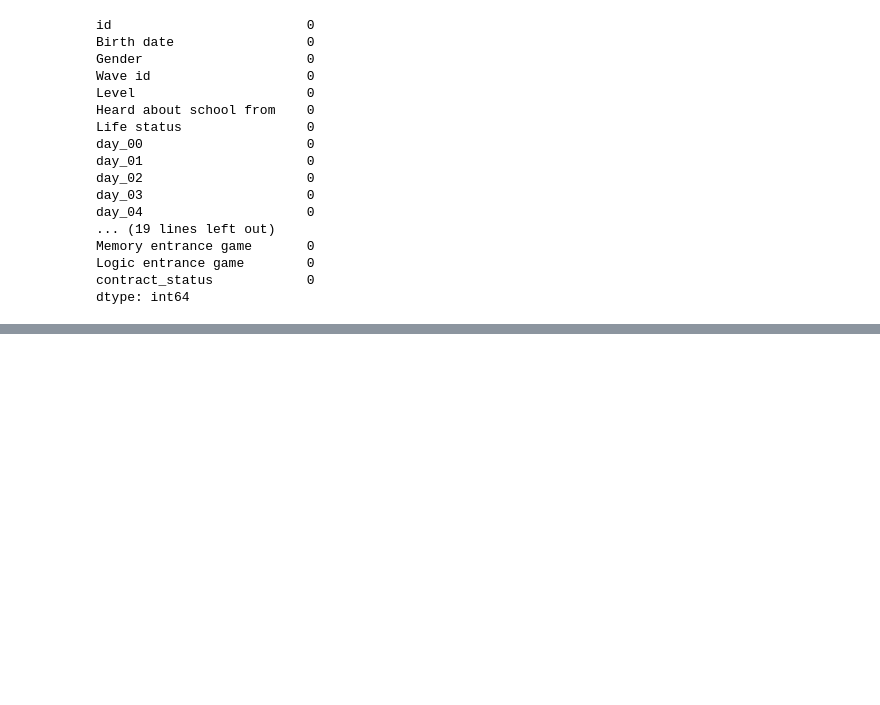
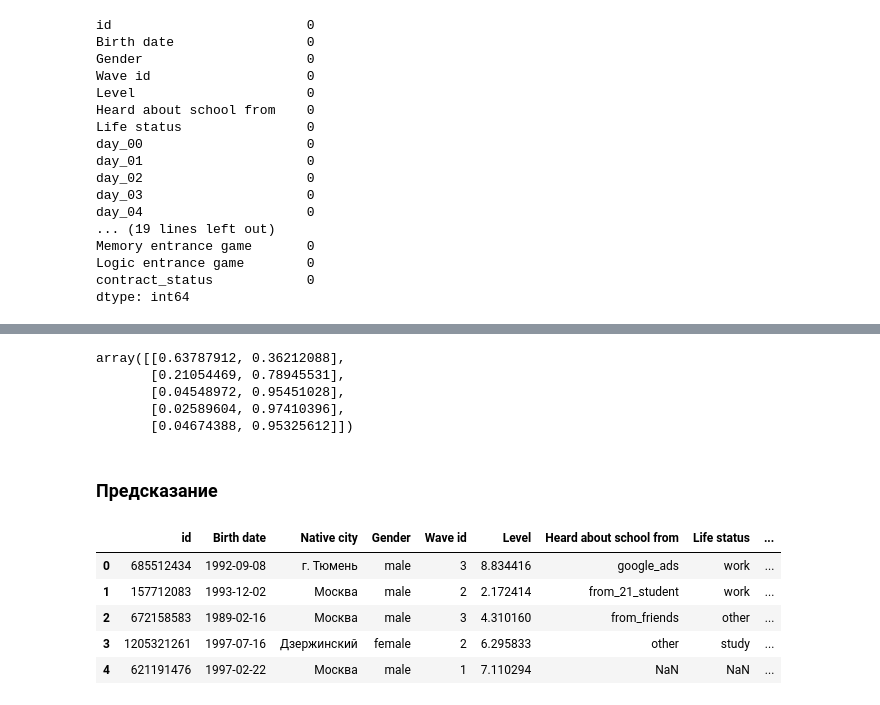
Before and after one commit to MirRinat/Hackaton21, a Jupyter notebook: Preprocessing.ipynb, the cells around one changed output, grey strips where cells are left out. Saved outputs shown, nothing was run; the diff lists cells and outputs as text; code cells hidden in the pictures; blank space fills up the shorter version.

```diff
--- a/Preprocessing.ipynb
+++ b/Preprocessing.ipynb
@@ -152,0 +251,19 @@ dtype: int64
+# %%
+for i in range(len(predict_proba)):
+# %% [output]
+array([[0.63787912, 0.36212088],
+       [0.21054469, 0.78945531],
+       [0.04548972, 0.95451028],
+       [0.02589604, 0.97410396],
+       [0.04674388, 0.95325612]])
+# %% [markdown]
+### Предсказание
+# %%
+test_data.head()
+# %% [output]
+|  | id | Birth date | Native city | Gender | Wave id | Level | Heard about school from | Life status | ... |
+| 0 | 685512434 | 1992-09-08 | г. Тюмень | male | 3 | 8.834416 | google_ads | work | ... |
+| 1 | 157712083 | 1993-12-02 | Москва | male | 2 | 2.172414 | from_21_student | work | ... |
+| 2 | 672158583 | 1989-02-16 | Москва | male | 3 | 4.310160 | from_friends | other | ... |
+| 3 | 1205321261 | 1997-07-16 | Дзержинский | female | 2 | 6.295833 | other | study | ... |
+| 4 | 621191476 | 1997-02-22 | Москва | male | 1 | 7.110294 | NaN | NaN | ... |
```
Also changed, not shown: parts of 21 cells of this notebook.
